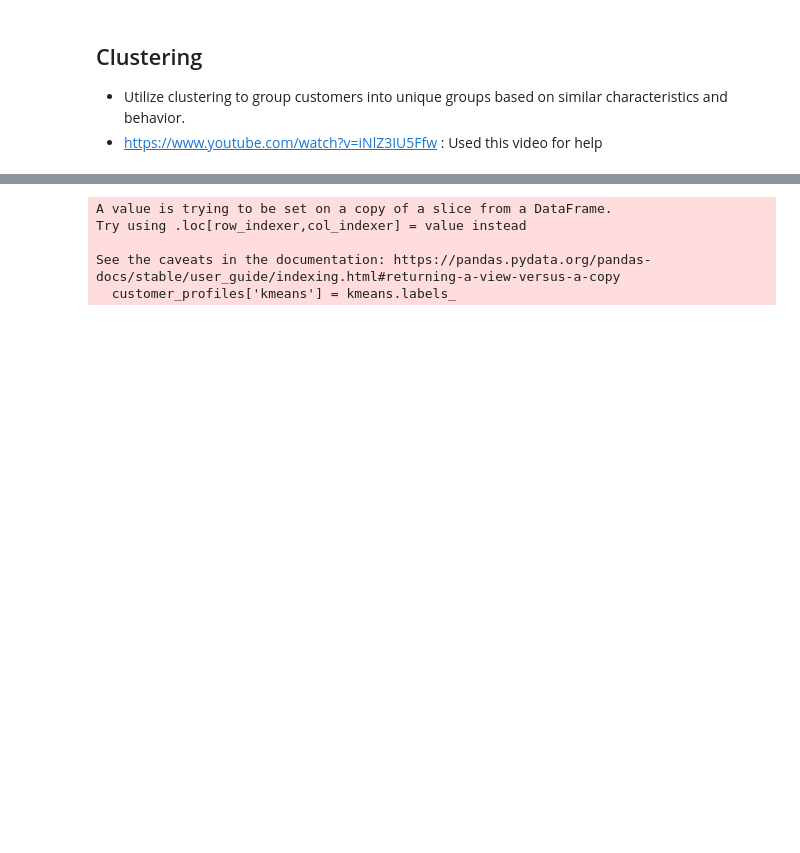
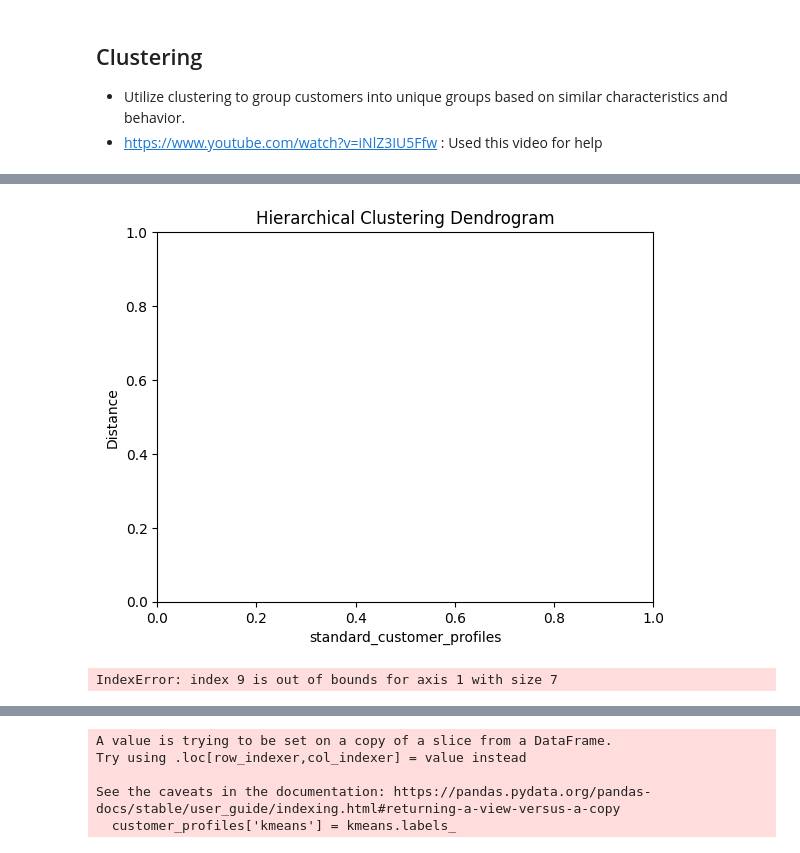
Before and after one commit to rintendou/csci415-project4, a Jupyter notebook: credit_card.ipynb, the cells around one changed output, grey strips where cells are left out. Saved outputs shown, nothing was run; the diff lists cells and outputs as text; code cells hidden in the pictures; blank space fills up the shorter version.

```diff
--- a/credit_card.ipynb
+++ b/credit_card.ipynb
@@ -200,3 +250,31 @@ customer_profiles.describe()
+# %%
+plt.title('Hierarchical Clustering Dendrogram')
+plt.xlabel('standard_customer_profiles')
+plt.ylabel('Distance')
+plt.show()
+# %% [output]
+[figure, added]
+# %%
+# Specify the number of clusters
+num_clusters = 4
+# Perform K-means clustering
+kmeans = KMeans(n_clusters=num_clusters, random_state=42)
+kmeans.fit(standard_customer_profiles)
+
+# Get cluster centers and labels
+cluster_centers = kmeans.cluster_centers_
+cluster_labels = kmeans.labels_
+
+# Access information about cluster 12 (hypothetical, assuming there are at least 10 clusters)
+cluster_info = (slice(None, None, None), 9)
+result = kmeans.cluster_centers_[cluster_info]
+
+result
+
+# ALIYAAAAAA
+# This part errors due to index issues, maybe we can just use mine?
+# %% [output]
+IndexError: index 9 is out of bounds for axis 1 with size 7
 # %%
 # Optimize number of clusters using Elbow Method, refer to video linked above for more help
 def optimize_k_means(data: pd.DataFrame, max_k: int):
```
Also changed, not shown: parts of 14 cells of this notebook.
